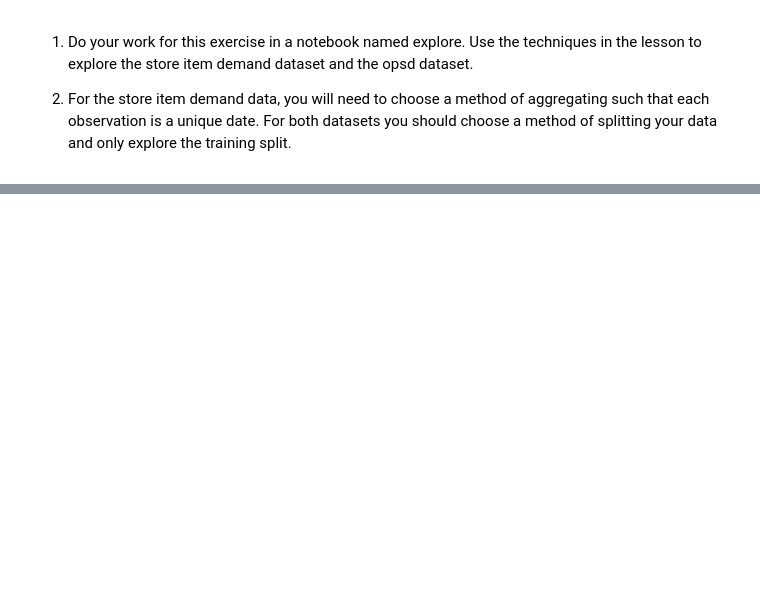
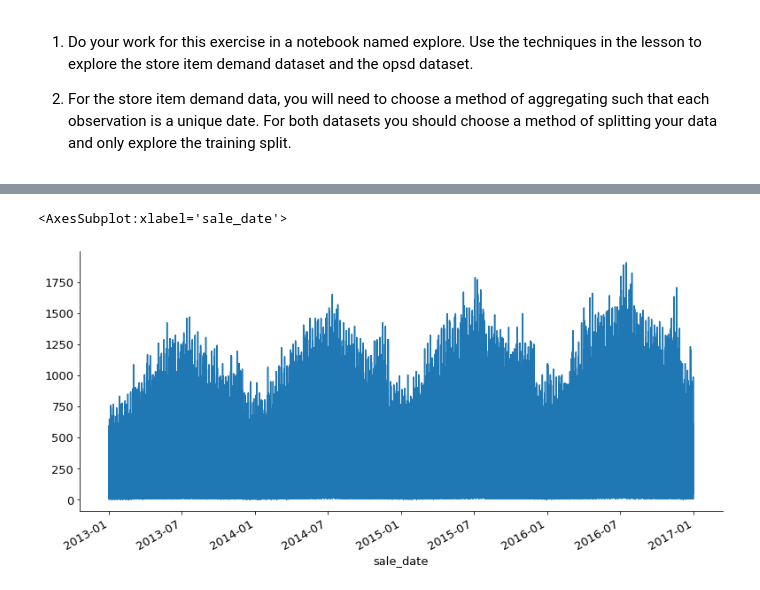
Before and after one commit to hrodjr/time-series-exercisess, a Jupyter notebook: time_series_explore.ipynb, the cells around one changed output, grey strips where cells are left out. Saved outputs shown, nothing was run; the diff lists cells and outputs as text; code cells hidden in the pictures; blank space fills up the shorter version.

```diff
--- a/time_series_explore.ipynb
+++ b/time_series_explore.ipynb
@@ -17,0 +134,5 @@ item_demand = pd.read_csv(r'/Users/hector/Documents/cached_csvs/total_sales_data
+# %%
+y.plot()
+# %% [output]
+<AxesSubplot:xlabel='sale_date'>
+[figure, added]
```
Also changed, not shown: parts of 40 cells of this notebook.
